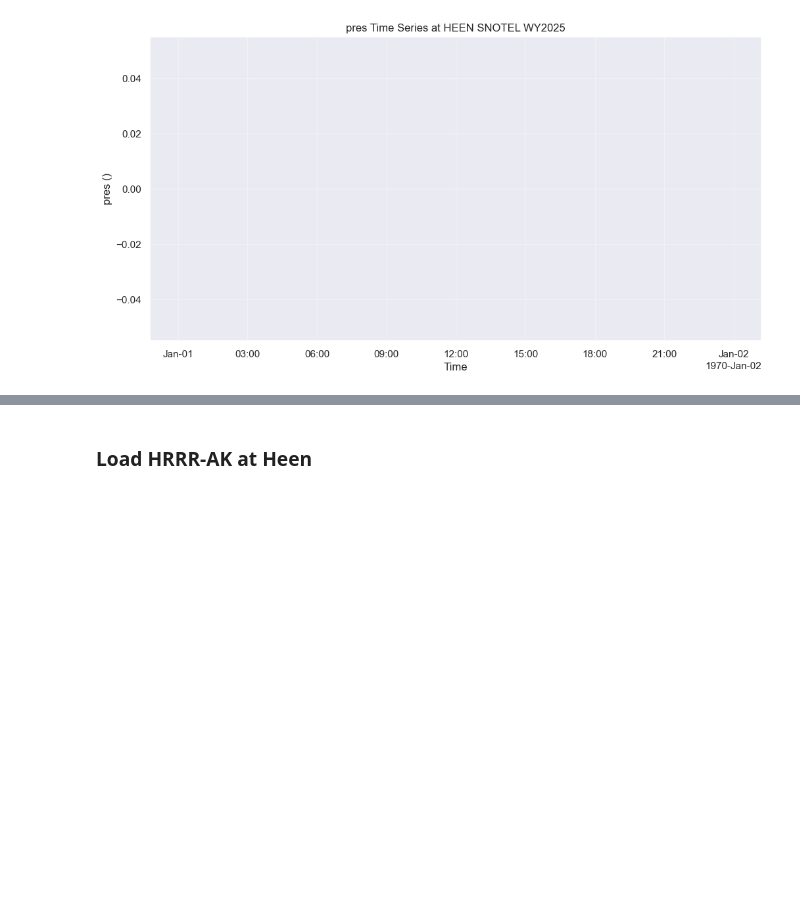
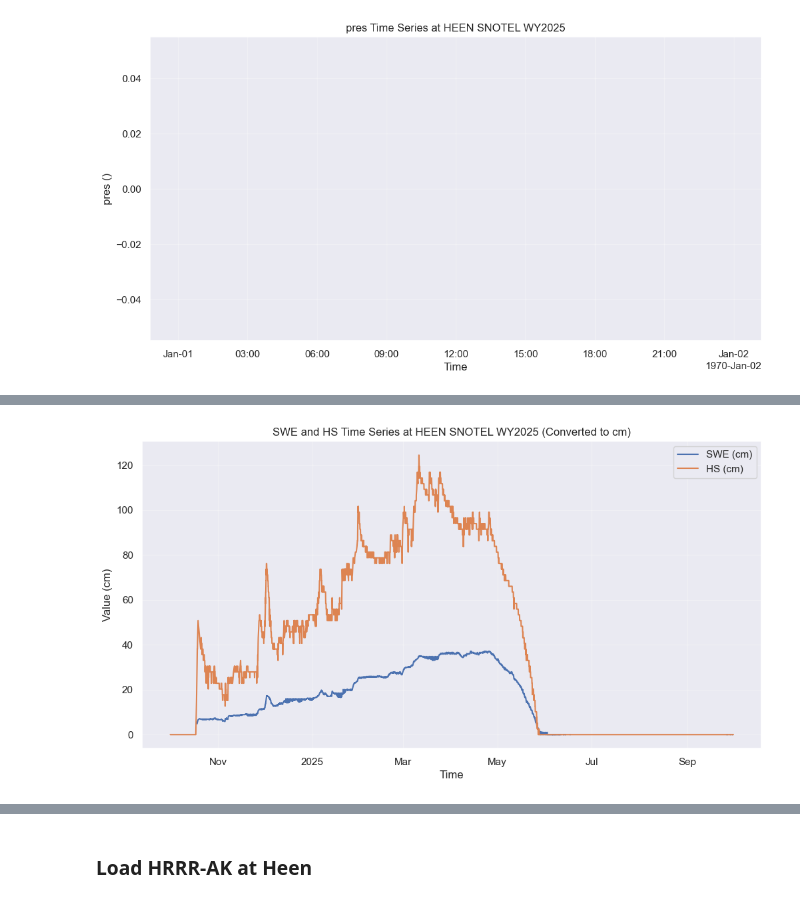
Before and after one commit to cassielumbrazo/snow_modeling_point, a Jupyter notebook: sites/heen/1_met_heen.ipynb, the cells around one changed output, grey strips where cells are left out. Drawn from its saved outputs; the diff is of its cells as text; code cells hidden in the pictures; blank space fills up the shorter version.

```diff
--- a/sites/heen/1_met_heen.ipynb
+++ b/sites/heen/1_met_heen.ipynb
@@ -140,0 +187,16 @@ for var in met_heen_WY2025_clean.data_vars:
+# %%
+# it looks like inches, now covert to cm and replot to confirm
+met_heen_WY2025_clean['swe_cm'] = met_heen_WY2025_clean['swe'] * 2.54
+met_heen_WY2025_clean['hs_cm'] = met_heen_WY2025_clean['hs'] * 2.54
+
+plt.figure()
+met_heen_WY2025_clean['swe_cm'].plot(label='SWE (cm)')
+met_heen_WY2025_clean['hs_cm'].plot(label='HS (cm)')
+plt.title("SWE and HS Time Series at HEEN SNOTEL WY2025 (Converted to cm)")
+plt.xlabel("Time")
+plt.ylabel("Value (cm)")
+plt.legend()
+plt.grid(True, alpha=0.3)
+plt.show()
+# %% [output]
+[figure, added]
```
Also changed, not shown: parts of 5 cells of this notebook, 3 other files.
